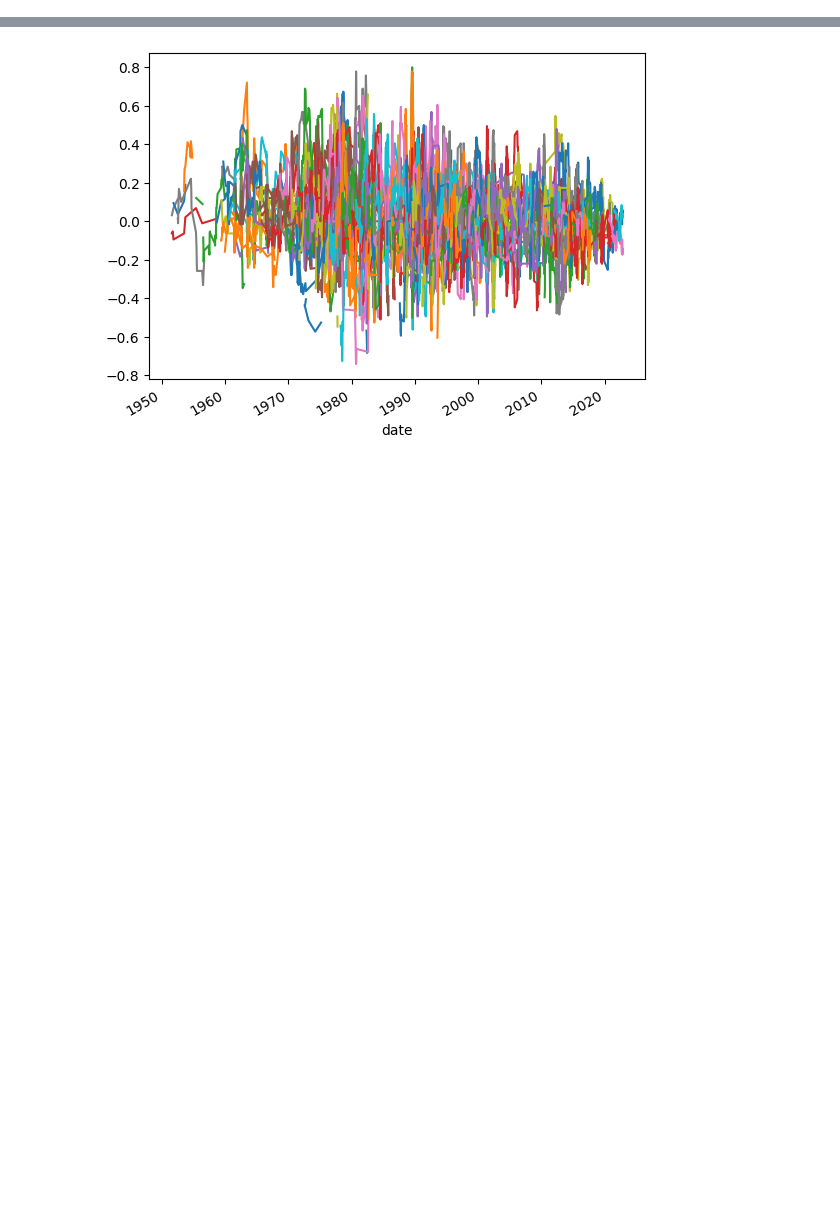
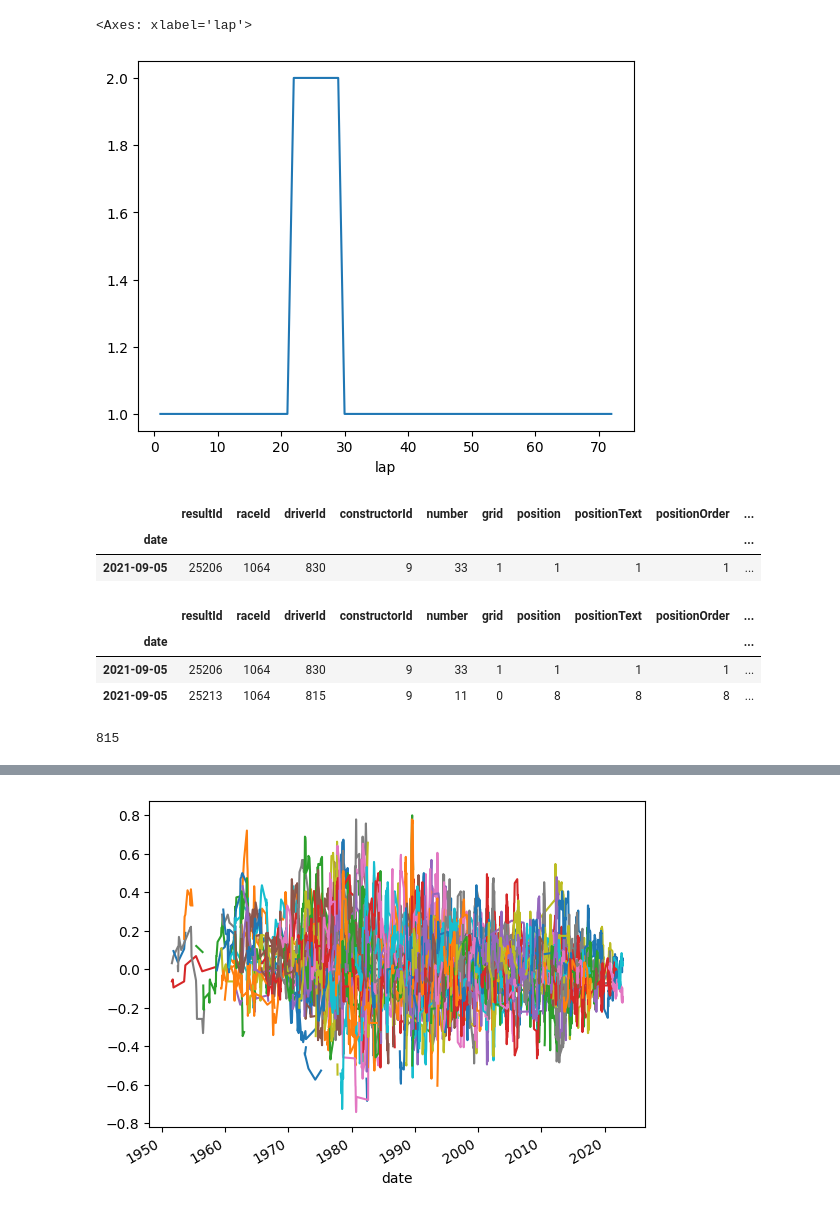
Before and after one commit to CemreSuler/F1_Data_Wrangling, a Jupyter notebook: main.ipynb, the cells around one changed output, grey strips where cells are left out. Drawn from its saved outputs; the diff is of its cells as text; code cells hidden in the pictures; blank space fills up the shorter version.

```diff
--- a/main.ipynb
+++ b/main.ipynb
@@ -143,0 +215,26 @@ driver_list = list(results_df["driverId"].unique())
+# %%
+# You can also plot a drivers position
+max_dutchgp_2021["position"].plot()
+# %% [output]
+<Axes: xlabel='lap'>
+[figure, added]
+# %%
+# Lookup the result of a driver at a race
+lookup_result(1064, 830)
+# %% [output]
+|  | resultId | raceId | driverId | constructorId | number | grid | position | positionText | positionOrder | ... |
+| date |  |  |  |  |  |  |  |  |  | ... |
+| 2021-09-05 | 25206 | 1064 | 830 | 9 | 33 | 1 | 1 | 1 | 1 | ... |
+# %%
+# Lookup the result of a constructor at a race
+lookup_constructor_result(1064, 9)
+# %% [output]
+|  | resultId | raceId | driverId | constructorId | number | grid | position | positionText | positionOrder | ... |
+| date |  |  |  |  |  |  |  |  |  | ... |
+| 2021-09-05 | 25206 | 1064 | 830 | 9 | 33 | 1 | 1 | 1 | 1 | ... |
+| 2021-09-05 | 25213 | 1064 | 815 | 9 | 11 | 0 | 8 | 8 | 8 | ... |
+# %%
+# Lookup a teammate of a driver at a certain race
+get_teammate(1064, 830)
+# %% [output]
+815
```
Also changed, not shown: parts of 24 cells of this notebook, 5 other files.
